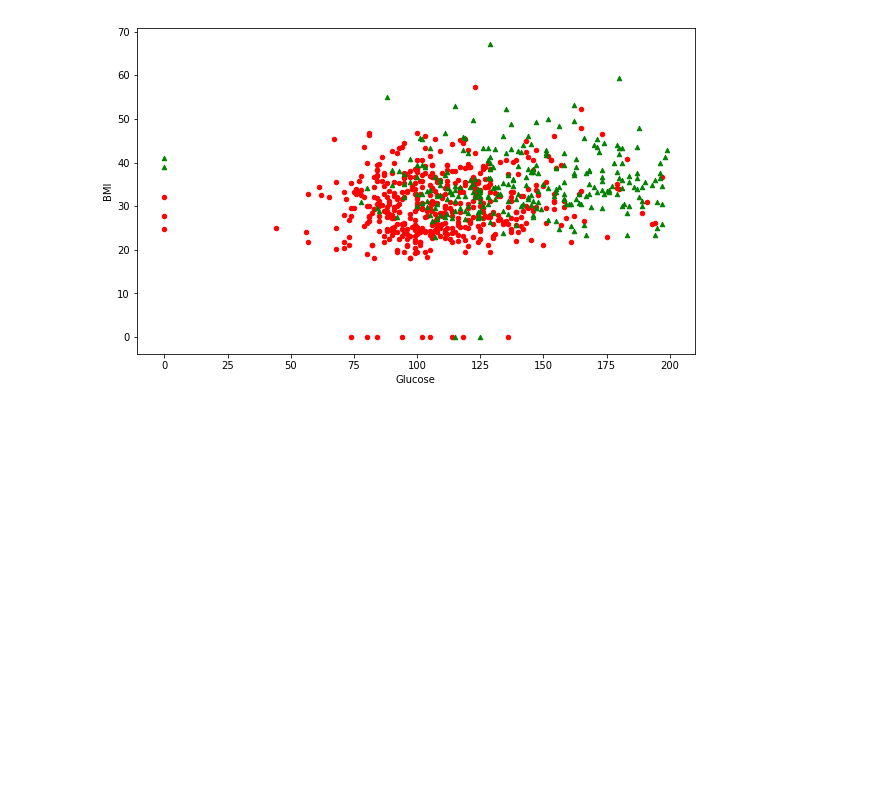
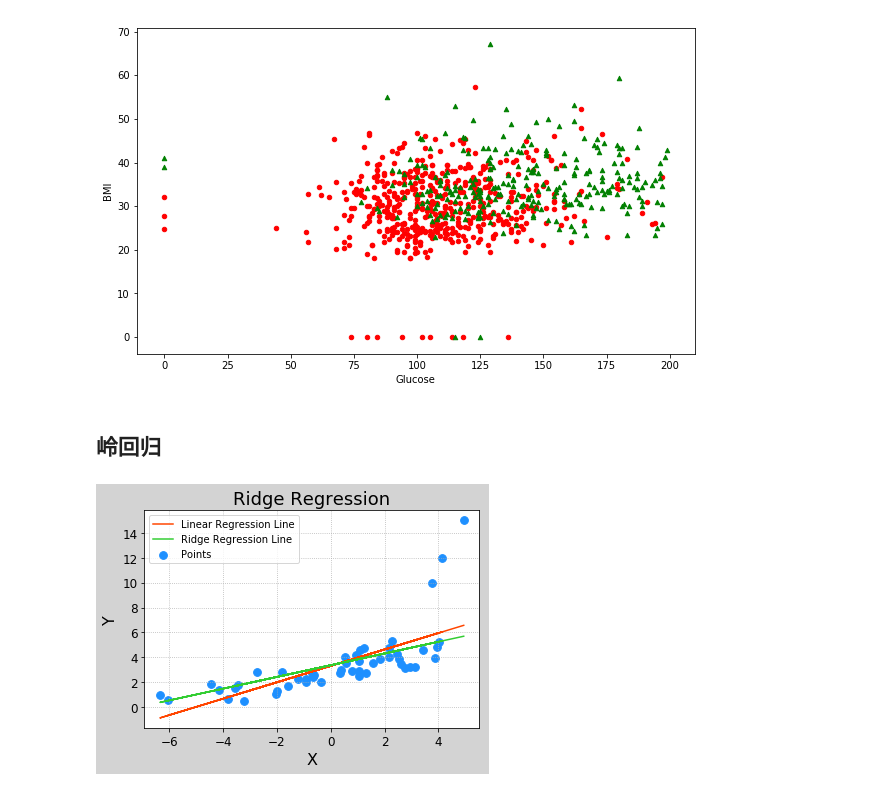
Before and after one commit to liyuan3970/study_demo, a Jupyter notebook: Machine_Learning/scikit-learn/机器学习常用算法.ipynb, the cells around one changed output. Drawn from its saved outputs; the diff is of its cells as text; code cells hidden in the pictures; blank space fills up the shorter version.

```diff
--- a/Machine_Learning/scikit-learn/机器学习常用算法.ipynb
+++ b/Machine_Learning/scikit-learn/机器学习常用算法.ipynb
@@ -243,3 +243,49 @@ plt.scatter(X_new[Y==0][:, 0], X_new[Y==0][:, 1], c='r', s=20, marker='o');
 plt.scatter(X_new[Y==1][:, 0], X_new[Y==1][:, 1], c='g', s=20, marker='^');         # 画出样本
 # %% [output]
 [figure]
+# %% [markdown]
+## 岭回归
+# %%
+"""
+岭回归
+"""
+import numpy as np
+import sklearn.linear_model as lm
+%matplotlib inline
+import matplotlib.pyplot as mp
+import sklearn.metrics as sm
+
+x ,y = np.loadtxt('../ml_data/abnormal.txt',
+	delimiter=',', usecols=(0,1),
+	unpack=True)
+# 把x改为n行1列  这样才可以作为输入交给模型训练
+x = x.reshape(-1, 1)
+mp.figure('Ridge Regression', facecolor='lightgray')
+mp.title('Ridge Regression', fontsize=18)
+mp.xlabel('X', fontsize=16)
+mp.ylabel('Y', fontsize=16)
+mp.tick_params(labelsize=12)
+mp.grid(linestyle=':')
+mp.scatter(x, y, s=60, c='dodgerblue',
+	label='Points')
+
+# 使用线性回归, 绘制回归线
+model = lm.LinearRegression()
+model.fit(x, y)
+pred_y = model.predict(x)
+mp.plot(x, pred_y, c='orangered',
+		label='Linear Regression Line')
+
+# 使用岭回归, 绘制回归线
+model = lm.Ridge(150, fit_intercept=True,
+	    max_iter=1000)
+model.fit(x, y)
+pred_y = model.predict(x)
+mp.plot(x, pred_y, c='limegreen',
+		label='Ridge Regression Line')
+
+
+mp.legend()
+mp.show()
+# %% [output]
+[figure, added]
```
Also changed, not shown: parts of 6 cells of this notebook.
